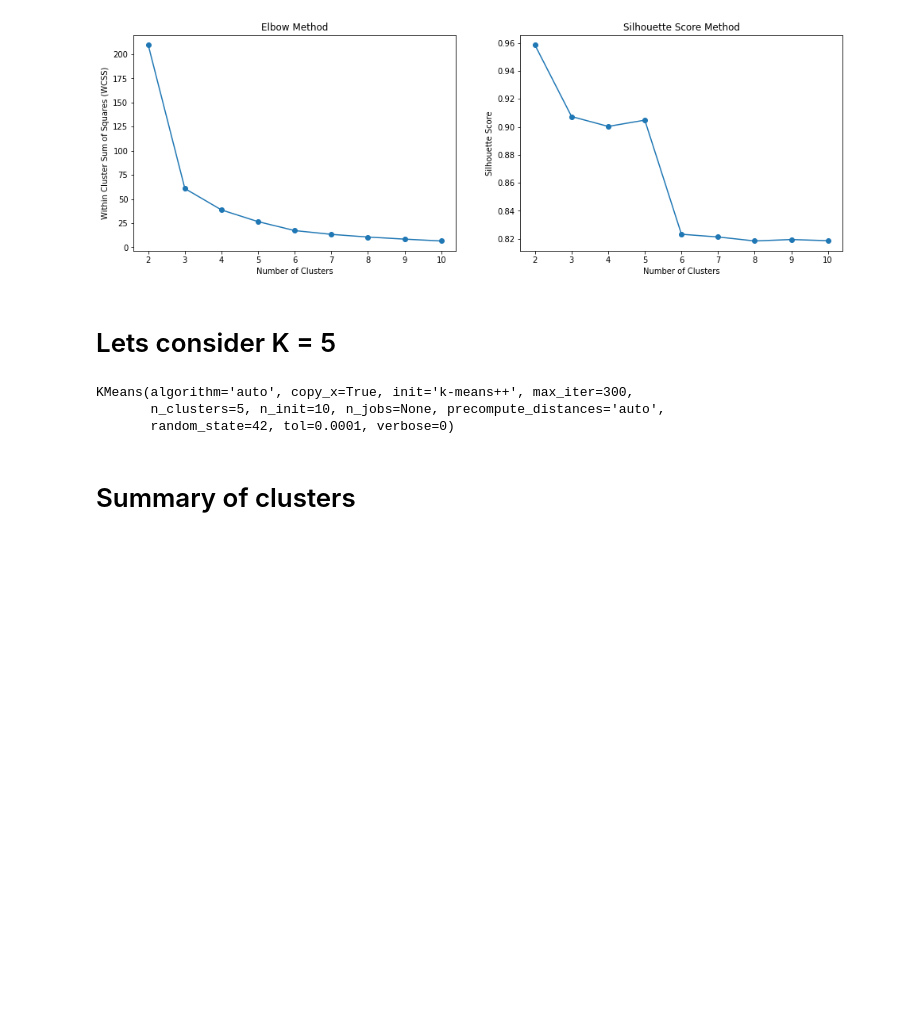
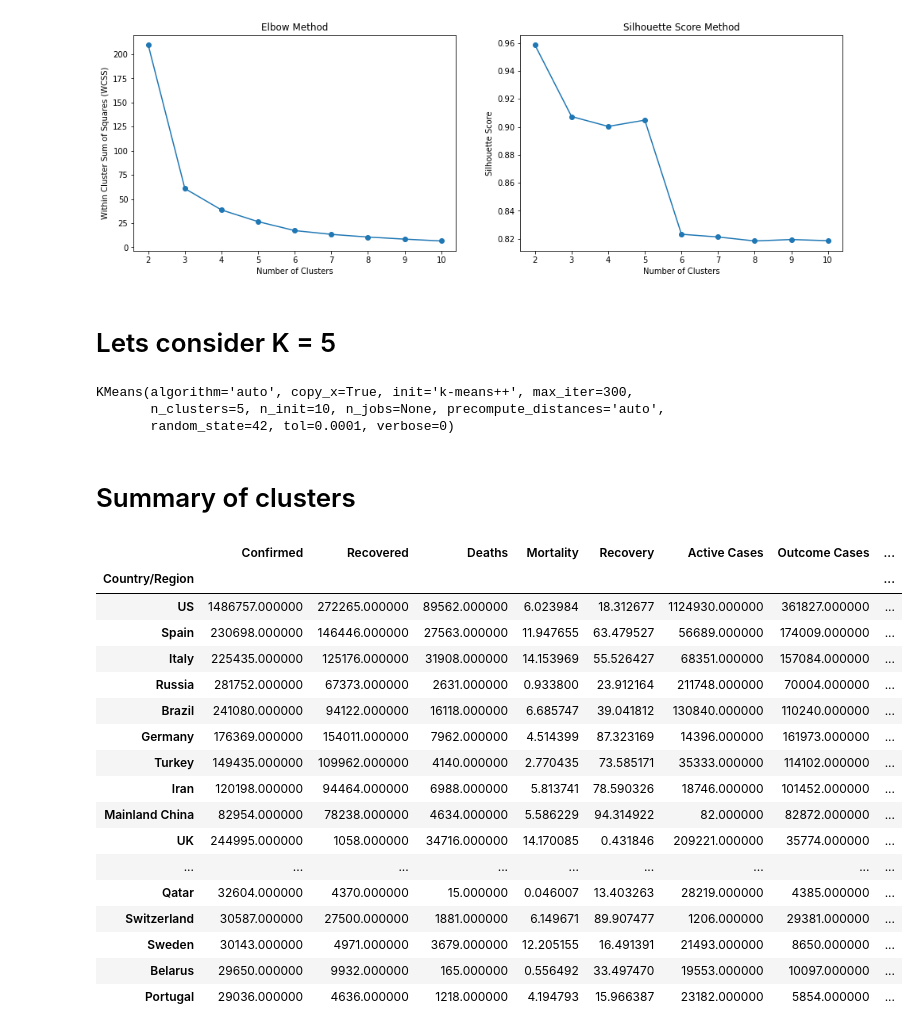
Before and after one commit to singhshivam/Covid-visualization, a Jupyter notebook: graphs/Clustering Countries.ipynb, the cells around one changed output. Saved outputs shown, nothing was run; the diff lists cells and outputs as text; code cells hidden in the pictures; blank space fills up the shorter version.

```diff
--- a/graphs/Clustering Countries.ipynb
+++ b/graphs/Clustering Countries.ipynb
@@ -91,3 +106,25 @@ KMeans(algorithm='auto', copy_x=True, init='k-means++', max_iter=300,
 countrywise["Clusters"]=clf_final.predict(X)
 # %% [markdown]
 # Summary of clusters
+# %%
+cluster_summary=pd.concat([countrywise[countrywise["Clusters"]==1],countrywise[countrywise["Clusters"]==2],countrywise[countrywise["Clusters"]==3],countrywise[countrywise["Clusters"]==4],countrywise[countrywise["Clusters"]==0].head(15)])
+cluster_summary.style.background_gradient(cmap='Reds')
+# %% [output]
+|  | Confirmed | Recovered | Deaths | Mortality | Recovery | Active Cases | Outcome Cases | ... |
+| Country/Region |  |  |  |  |  |  |  | ... |
+| US | 1486757.000000 | 272265.000000 | 89562.000000 | 6.023984 | 18.312677 | 1124930.000000 | 361827.000000 | ... |
+| Spain | 230698.000000 | 146446.000000 | 27563.000000 | 11.947655 | 63.479527 | 56689.000000 | 174009.000000 | ... |
+| Italy | 225435.000000 | 125176.000000 | 31908.000000 | 14.153969 | 55.526427 | 68351.000000 | 157084.000000 | ... |
+| Russia | 281752.000000 | 67373.000000 | 2631.000000 | 0.933800 | 23.912164 | 211748.000000 | 70004.000000 | ... |
+| Brazil | 241080.000000 | 94122.000000 | 16118.000000 | 6.685747 | 39.041812 | 130840.000000 | 110240.000000 | ... |
+| Germany | 176369.000000 | 154011.000000 | 7962.000000 | 4.514399 | 87.323169 | 14396.000000 | 161973.000000 | ... |
+| Turkey | 149435.000000 | 109962.000000 | 4140.000000 | 2.770435 | 73.585171 | 35333.000000 | 114102.000000 | ... |
+| Iran | 120198.000000 | 94464.000000 | 6988.000000 | 5.813741 | 78.590326 | 18746.000000 | 101452.000000 | ... |
+| Mainland China | 82954.000000 | 78238.000000 | 4634.000000 | 5.586229 | 94.314922 | 82.000000 | 82872.000000 | ... |
+| UK | 244995.000000 | 1058.000000 | 34716.000000 | 14.170085 | 0.431846 | 209221.000000 | 35774.000000 | ... |
+| ... | ... | ... | ... | ... | ... | ... | ... | ... |
+| Qatar | 32604.000000 | 4370.000000 | 15.000000 | 0.046007 | 13.403263 | 28219.000000 | 4385.000000 | ... |
+| Switzerland | 30587.000000 | 27500.000000 | 1881.000000 | 6.149671 | 89.907477 | 1206.000000 | 29381.000000 | ... |
+| Sweden | 30143.000000 | 4971.000000 | 3679.000000 | 12.205155 | 16.491391 | 21493.000000 | 8650.000000 | ... |
+| Belarus | 29650.000000 | 9932.000000 | 165.000000 | 0.556492 | 33.497470 | 19553.000000 | 10097.000000 | ... |
+| Portugal | 29036.000000 | 4636.000000 | 1218.000000 | 4.194793 | 15.966387 | 23182.000000 | 5854.000000 | ... |
```
Also changed, not shown: parts of 5 cells of this notebook, 5 other files.
